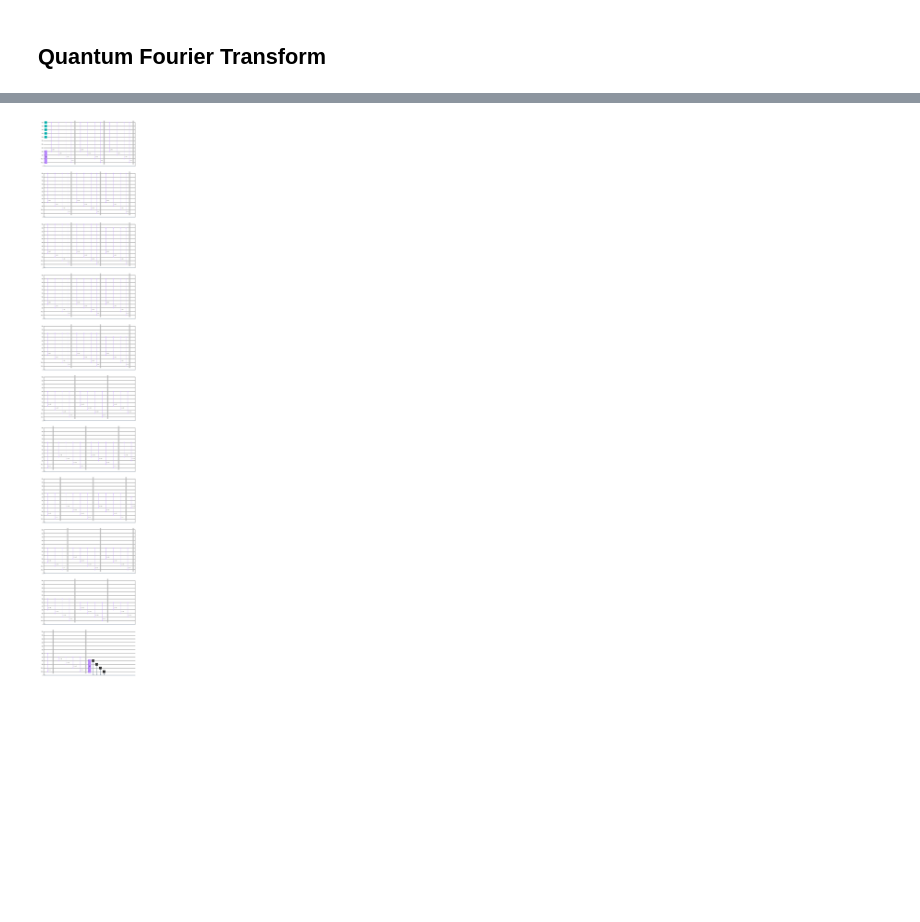
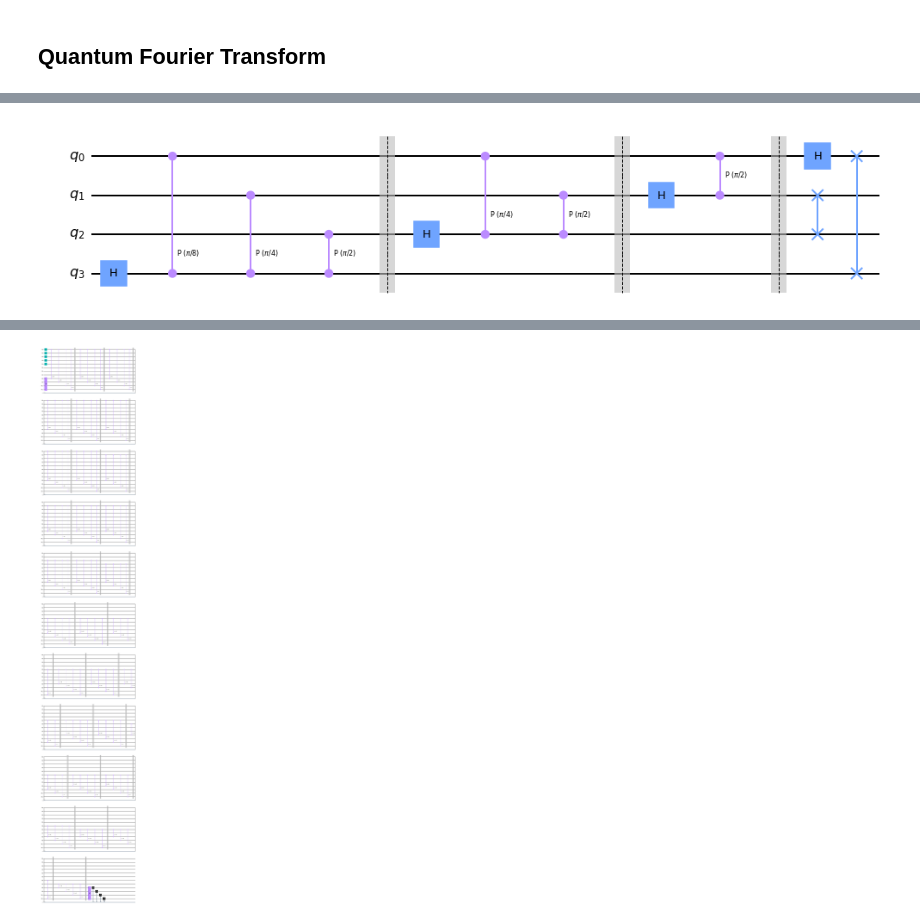
Before and after one commit to Miguelillnino/Quantum-Euclidean-Distance-for-Two-Images, a Jupyter notebook: Fourier-Rotations-Images-Miguel.ipynb, the cells around one changed output, grey strips where cells are left out. Saved outputs shown, nothing was run; the diff lists cells and outputs as text; code cells hidden in the pictures; blank space fills up the shorter version.

```diff
--- a/Fourier-Rotations-Images-Miguel.ipynb
+++ b/Fourier-Rotations-Images-Miguel.ipynb
@@ -52,0 +48,24 @@ SyntaxError: invalid syntax (<ipython-input-21-dc327dbc4767>, line 1)
+# %%
+def QFT4qubits(qc):
+    qc.h(3)
+    qc.cp(pi/8, 0, 3)
+    qc.cp(pi/4, 1, 3)
+    qc.cp(pi/2, 2, 3)
+    qc.barrier()
+    qc.h(2)
+    qc.cp(pi/4, 0, 2)
+    qc.cp(pi/2, 1, 2)
+    qc.barrier()
+    qc.h(1)
+    qc.cp(pi/2, 0, 1)
+    qc.barrier()
+    qc.h(0)
+    qc.swap(0,3)
+    qc.swap(1,2)
+
+    return qc
+
+qc = QuantumCircuit(4)
+QFT4qubits(qc).draw('mpl')
+# %% [output]
+[figure, added]
```
Also changed, not shown: parts of 12 cells of this notebook.
